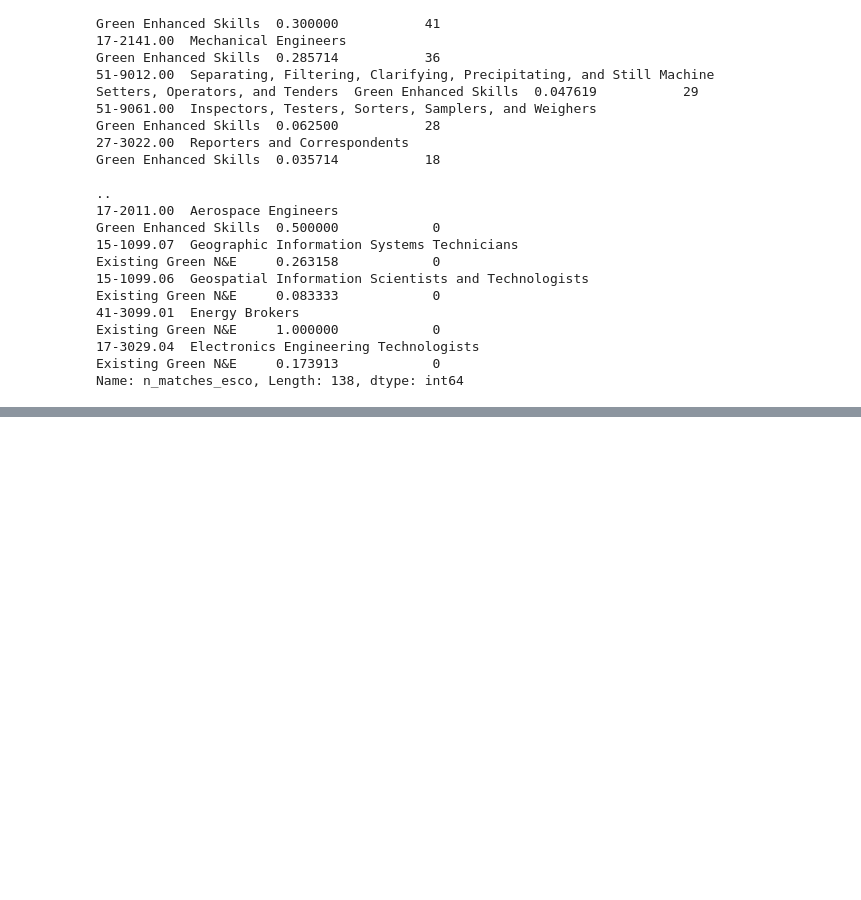
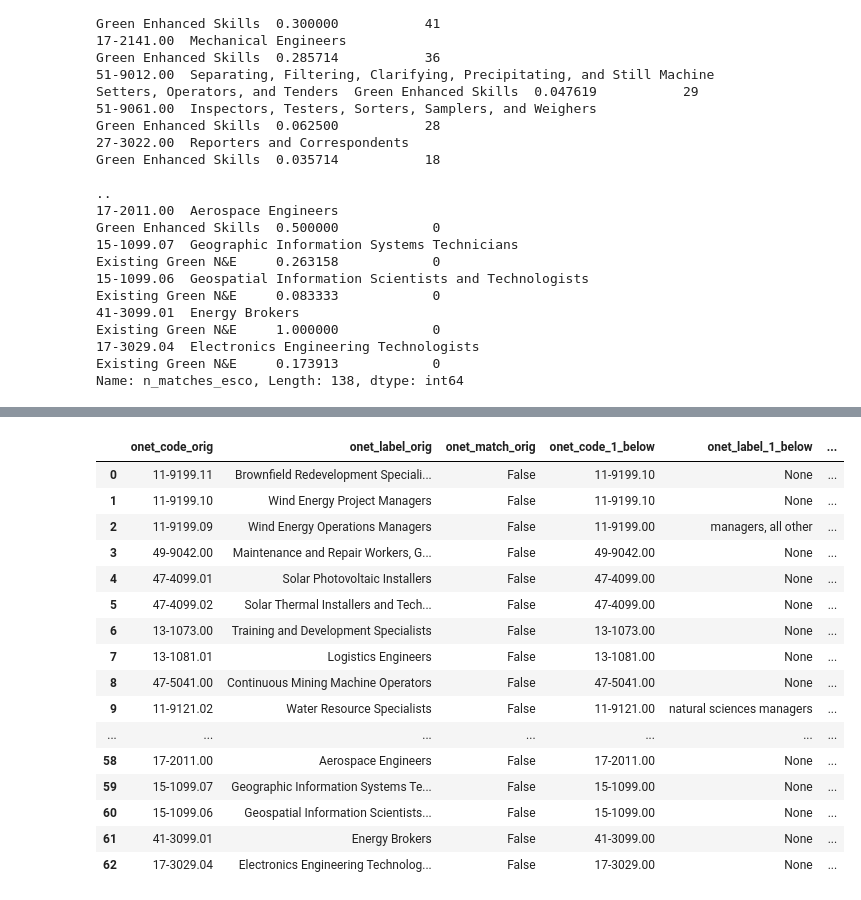
Before and after one commit to derpyninja/re4gt, a Jupyter notebook: notebooks/new/02-fz-esco-onet-data-merging.ipynb, the cells around one changed output, grey strips where cells are left out. Saved outputs shown, nothing was run; the diff lists cells and outputs as text; code cells hidden in the pictures; blank space fills up the shorter version.

```diff
--- a/notebooks/new/02-fz-esco-onet-data-merging.ipynb
+++ b/notebooks/new/02-fz-esco-onet-data-merging.ipynb
@@ -68,7 +65,7 @@ esco = EscoDs(fn_config_path=fn_config_path, fn_config_data=fn_config_data)
 # %% [markdown]
 Problems with ONET-ESCO crosswalk
 # %%
-gt_esco = esco.read_greenness_task_based()
+gt_esco = of.read_greenness_task_based()
 # %%
 gt_esco.title_gtp.unique()
 # %% [output]
@@ -150,3 +147,6 @@ onet_code   title_gtp
 41-3099.01  Energy Brokers                                                                                       Existing Green N&E     1.000000            0
 17-3029.04  Electronics Engineering Technologists                                                                Existing Green N&E     0.173913            0
 Name: n_matches_esco, Length: 138, dtype: int64
+# %%
+missing_matches = match_summary[match_summary == 0].reset_index()
+missing_matches
@@ -152,0 +179,3 @@ Name: n_matches_esco, Length: 138, dtype: int64
+# %%
+cw = of.crosswalk_onet_esco_mcc_full
+cw
@@ -177,0 +228,9 @@ esco.crosswalk_onet_esco_mcc_full.query("onet_code == '{}'".format(onet_code))
+# %%
+c = "13-2099.03"
+c[:-1] + "0"
+
+cw.query("onet_code == '51-4021.00'")
+cw_unique_onet = cw.drop_duplicates(subset="onet_code")
+
+sel = cw_unique_onet.onet_code == "11-9199.00"
+cw_unique_onet.loc[sel, 'onet_occupation'].values.tolist()[0]
@@ -177,0 +239,81 @@ esco.crosswalk_onet_esco_mcc_full.query("onet_code == '{}'".format(onet_code))
+# %%
+summary_dict = {
+    "onet_code_orig": [],
+    "onet_label_orig": [],
+    "onet_match_orig": [],
+    "onet_code_1_below": [],
+    "onet_label_1_below": [],
+    "onet_match_1_below": [],
+    "onet_code_2_below": [],
+    "onet_label_2_below": [],
+    "onet_match_2_below": []
+}
+
+for code_orig, label_orig in zip(missing_matches.onet_code, missing_matches.title_gtp):
+    # coarser onet soc codes
+    onet_code_1_below = code_orig[:-1] + "0"
+    onet_code_2_below = code_orig[:-2] + "00"
+
+    # original match with cw?
+    match_orig = code_orig in cw_unique_onet.onet_code.values
+
+    # if not, check one level below if not
+    if match_orig is False:
+
+        onet_match_1_below = onet_code_1_below in cw_unique_onet.onet_code.values
+        if onet_match_1_below:
+            sel = cw_unique_onet.onet_code == onet_code_1_below
+            onet_label_1_below = cw_unique_onet.loc[sel, 'onet_occupation'].values.tolist()[0]
+
+            onet_code_2_below = False
+            onet_label_2_below = False
+            onet_match_2_below = False
+        else:
+            onet_label_1_below = None
+
+            # check if there is a match two levels below
+            onet_match_2_below = onet_code_2_below in cw_unique_onet.onet_code.values
+            if onet_match_2_below:
+                sel_2 = cw_unique_onet.onet_code == onet_code_2_below
+                onet_label_2_below = cw_unique_onet.loc[sel_2, 'onet_occupation'].values.tolist()[0]
+                pass
+
+    else:
+        onet_match_1_below = None
+        onet_label_1_below = None
+
+    # update dict
+    summary_dict["onet_code_orig"].append(code_orig)
+    summary_dict["onet_label_orig"].append(label_orig)
+    summary_dict["onet_match_orig"].append(match_orig)
+
+    summary_dict["onet_code_1_below"].append(onet_code_1_below)
+    summary_dict["onet_label_1_below"].append(onet_label_1_below)
+    summary_dict["onet_match_1_below"].append(onet_match_1_below)
+
+    summary_dict["onet_code_2_below"].append(onet_code_2_below)
+    summary_dict["onet_label_2_below"].append(onet_label_2_below)
+    summary_dict["onet_match_2_below"].append(onet_match_2_below)
+
+
+df_cw_coarsening_summary = pd.DataFrame.from_dict(summary_dict)
+
+df_cw_coarsening_summary
+# %% [output]
+|  | onet_code_orig | onet_label_orig | onet_match_orig | onet_code_1_below | onet_label_1_below | ... |
+| 0 | 11-9199.11 | Brownfield Redevelopment Speciali... | False | 11-9199.10 | None | ... |
+| 1 | 11-9199.10 | Wind Energy Project Managers | False | 11-9199.10 | None | ... |
+| 2 | 11-9199.09 | Wind Energy Operations Managers | False | 11-9199.00 | managers, all other | ... |
+| 3 | 49-9042.00 | Maintenance and Repair Workers, G... | False | 49-9042.00 | None | ... |
+| 4 | 47-4099.01 | Solar Photovoltaic Installers | False | 47-4099.00 | None | ... |
+| 5 | 47-4099.02 | Solar Thermal Installers and Tech... | False | 47-4099.00 | None | ... |
+| 6 | 13-1073.00 | Training and Development Specialists | False | 13-1073.00 | None | ... |
+| 7 | 13-1081.01 | Logistics Engineers | False | 13-1081.00 | None | ... |
+| 8 | 47-5041.00 | Continuous Mining Machine Operators | False | 47-5041.00 | None | ... |
+| 9 | 11-9121.02 | Water Resource Specialists | False | 11-9121.00 | natural sciences managers | ... |
+| ... | ... | ... | ... | ... | ... | ... |
+| 58 | 17-2011.00 | Aerospace Engineers | False | 17-2011.00 | None | ... |
+| 59 | 15-1099.07 | Geographic Information Systems Te... | False | 15-1099.00 | None | ... |
+| 60 | 15-1099.06 | Geospatial Information Scientists... | False | 15-1099.00 | None | ... |
+| 61 | 41-3099.01 | Energy Brokers | False | 41-3099.00 | None | ... |
+| 62 | 17-3029.04 | Electronics Engineering Technolog... | False | 17-3029.00 | None | ... |
```
Also changed, not shown: parts of 18 cells of this notebook, 18 other files.
